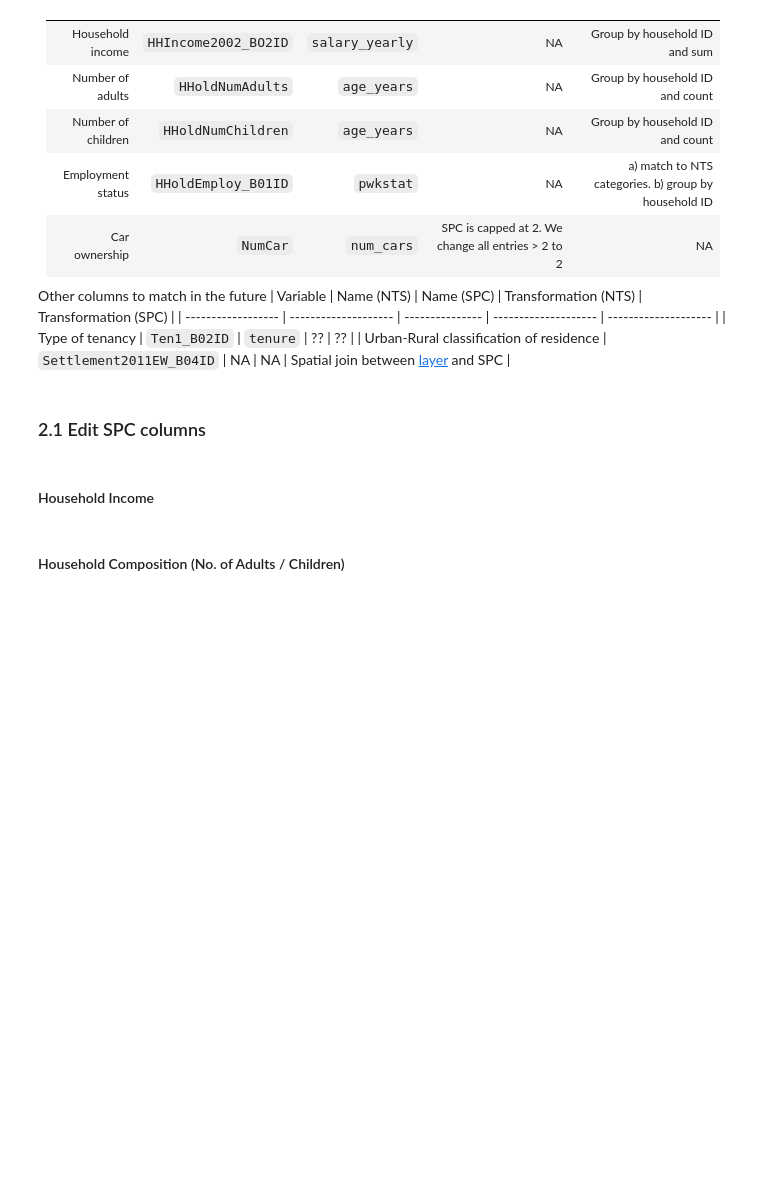
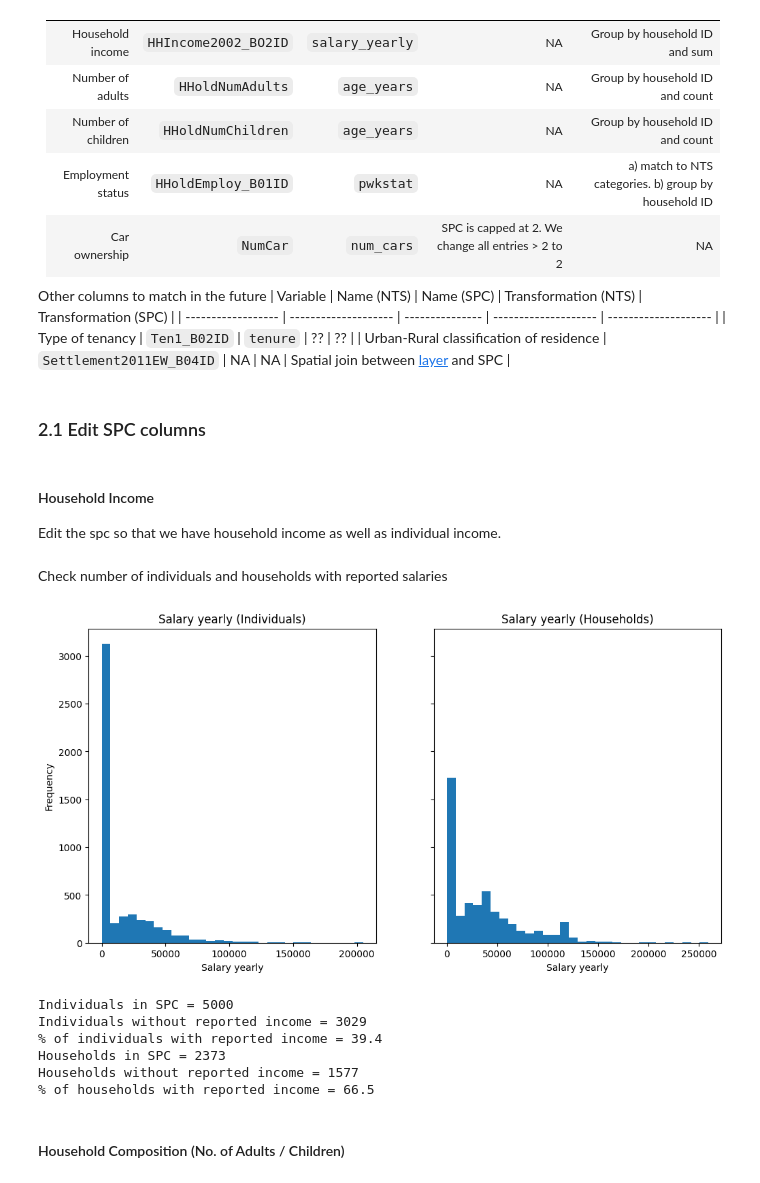
Before and after one commit to Urban-Analytics-Technology-Platform/acbm, a Jupyter notebook: notebooks/statistical_matching.ipynb, the cells around one changed output. Drawn from its saved outputs; the diff is of its cells as text; code cells hidden in the pictures; blank space fills up the shorter version.

Commit message:
modularising household matching fns

```diff
--- a/notebooks/statistical_matching.ipynb
+++ b/notebooks/statistical_matching.ipynb
@@ -195,6 +222,53 @@ Other columns to match in the future
 |  Urban-Rural classification of residence | `Settlement2011EW_B04ID`         | NA     | NA            | Spatial join between [layer](https://www.gov.uk/government/collections/rural-urban-classification) and SPC  |
 # %% [markdown]
 ### 2.1 Edit SPC columns
-# %% [markdown]
-#### Household Income
+# %% [markdown]
+#### Household Income
+
+Edit the spc so that we have household income as well as individual income.
+# %%
+# add household income column for SPC
+spc_edited = transform_by_group(data = spc,
+                                group_col = 'household',
+                                transform_col = 'salary_yearly',
+                                new_col = 'salary_yearly_hh',
+                                transformation_type = 'sum')
+# %% [markdown]
+Check number of individuals and households with reported salaries
+# %%
+# histogram for individuals and households (include NAs as 0)
+fig, ax = plt.subplots(1, 2, figsize=(12, 6), sharey=True)
+ax[0].hist(spc_edited['salary_yearly'].fillna(0), bins=30)
+ax[0].set_title('Salary yearly (Individuals)')
+ax[0].set_xlabel('Salary yearly')
+ax[0].set_ylabel('Frequency')
+ax[1].hist(spc_edited['salary_yearly_hh'].fillna(0), bins=30)
+ax[1].set_title('Salary yearly (Households)')
+ax[1].set_xlabel('Salary yearly')
+plt.show()
+
+
+# statistics
+
+# print the total number of rows in the spc. Add a message "Values ="
+print("Individuals in SPC =", spc_edited.shape[0])
+# number of individuals without reported income
+print("Individuals without reported income =", spc_edited['salary_yearly'].isna().sum())
+# % of individuals with reported income (salary_yearly not equal NA)
+print("% of individuals with reported income =", round((spc_edited['salary_yearly'].count() / spc_edited.shape[0]) * 100, 1))
+
+# print the total number of households
+print("Households in SPC =", spc_edited['household'].nunique())
+# number of households without reported income (salary yearly_hh = 0)
+print("Households without reported income =", spc_edited[spc_edited['salary_yearly_hh'] == 0].shape[0])
+# # % of households with reported income (salary_yearly not equal NA)
+print("% of households with reported income =", round((spc_edited[spc_edited['salary_yearly_hh'] == 0].shape[0] / spc_edited['household'].nunique()) * 100, 1))
+# %% [output]
+[figure, added]
+Individuals in SPC = 5000
+Individuals without reported income = 3029
+% of individuals with reported income = 39.4
+Households in SPC = 2373
+Households without reported income = 1577
+% of households with reported income = 66.5
 # %%
```
Also changed, not shown: parts of 30 cells of this notebook, 1 other file.
